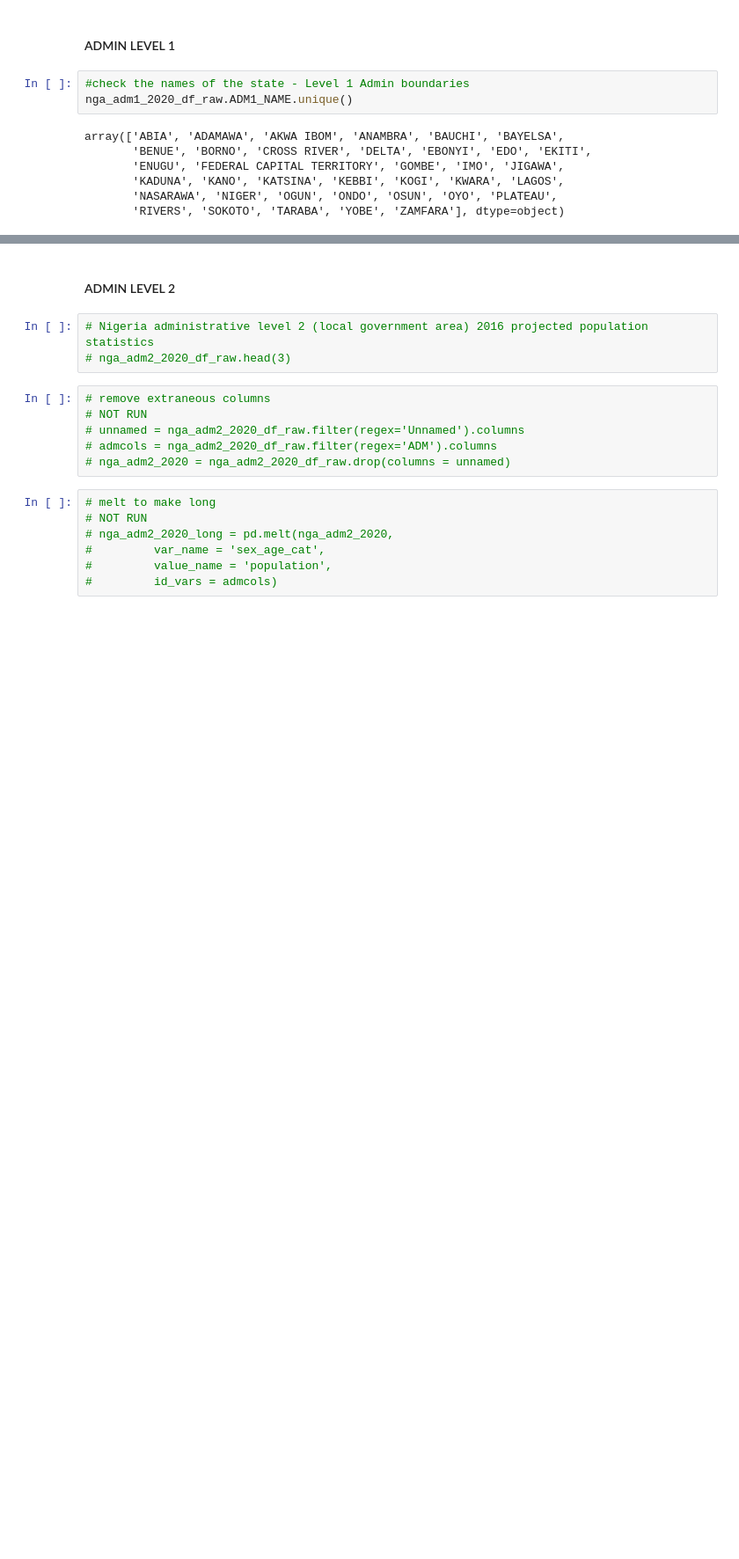
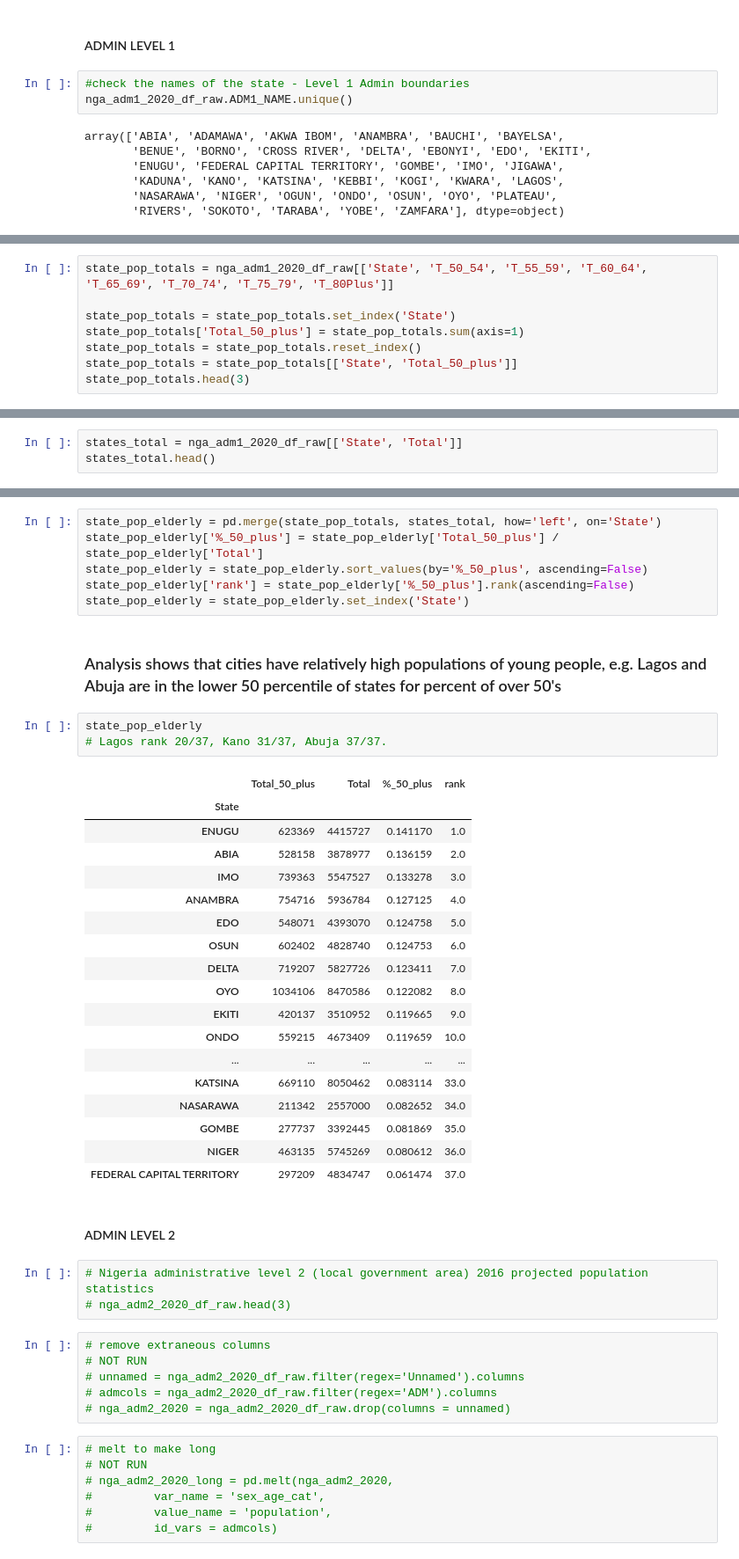
Before and after one commit to stevecrawshaw/hackathon, a Jupyter notebook: Copy_of_hackathon_eda_sc_1.ipynb, the cells around one changed output, grey strips where cells are left out. Shown at 88% size. Drawn from its saved outputs; the diff is of its cells as text; blank space fills up the shorter version.

```diff
--- a/Copy_of_hackathon_eda_sc_1.ipynb
+++ b/Copy_of_hackathon_eda_sc_1.ipynb
@@ -196,0 +248,8 @@ nga_adm1_2020_df_raw.head()
+# %%
+state_pop_totals = nga_adm1_2020_df_raw[['State', 'T_50_54', 'T_55_59', 'T_60_64', 'T_65_69', 'T_70_74', 'T_75_79', 'T_80Plus']]
+
+state_pop_totals = state_pop_totals.set_index('State')
+state_pop_totals['Total_50_plus'] = state_pop_totals.sum(axis=1)
+state_pop_totals = state_pop_totals.reset_index()
+state_pop_totals = state_pop_totals[['State', 'Total_50_plus']]
+state_pop_totals.head(3)
@@ -196,0 +261,3 @@ nga_adm1_2020_df_raw.head()
+# %%
+states_total = nga_adm1_2020_df_raw[['State', 'Total']]
+states_total.head()
@@ -197,3 +271,33 @@ nga_adm1_2020_df_raw.head()
+# %%
+state_pop_elderly = pd.merge(state_pop_totals, states_total, how='left', on='State')
+state_pop_elderly['%_50_plus'] = state_pop_elderly['Total_50_plus'] / state_pop_elderly['Total']
+state_pop_elderly = state_pop_elderly.sort_values(by='%_50_plus', ascending=False)
+state_pop_elderly['rank'] = state_pop_elderly['%_50_plus'].rank(ascending=False)
+state_pop_elderly = state_pop_elderly.set_index('State')
+# %% [markdown]
+### Analysis shows that cities have relatively high populations of young people, e.g. Lagos and Abuja are in the lower 50 percentile of states for percent of over 50's
+# %%
+state_pop_elderly
+# Lagos rank 20/37, Kano 31/37, Abuja 37/37.
+# %% [output]
+|  | Total_50_plus | Total | %_50_plus | rank |
+| State |  |  |  |  |
+| ENUGU | 623369 | 4415727 | 0.141170 | 1.0 |
+| ABIA | 528158 | 3878977 | 0.136159 | 2.0 |
+| IMO | 739363 | 5547527 | 0.133278 | 3.0 |
+| ANAMBRA | 754716 | 5936784 | 0.127125 | 4.0 |
+| EDO | 548071 | 4393070 | 0.124758 | 5.0 |
+| OSUN | 602402 | 4828740 | 0.124753 | 6.0 |
+| DELTA | 719207 | 5827726 | 0.123411 | 7.0 |
+| OYO | 1034106 | 8470586 | 0.122082 | 8.0 |
+| EKITI | 420137 | 3510952 | 0.119665 | 9.0 |
+| ONDO | 559215 | 4673409 | 0.119659 | 10.0 |
+| ... | ... | ... | ... | ... |
+| KATSINA | 669110 | 8050462 | 0.083114 | 33.0 |
+| NASARAWA | 211342 | 2557000 | 0.082652 | 34.0 |
+| GOMBE | 277737 | 3392445 | 0.081869 | 35.0 |
+| NIGER | 463135 | 5745269 | 0.080612 | 36.0 |
+| FEDERAL CAPITAL TERRITORY | 297209 | 4834747 | 0.061474 | 37.0 |
 # %% [markdown]
 #### ADMIN LEVEL 2
 # %%
```
Also changed, not shown: parts of 20 cells of this notebook.
